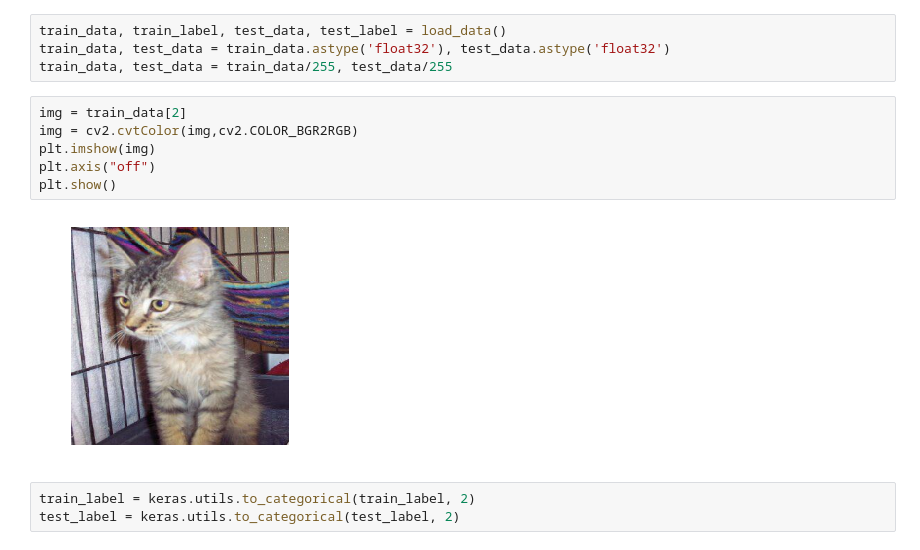
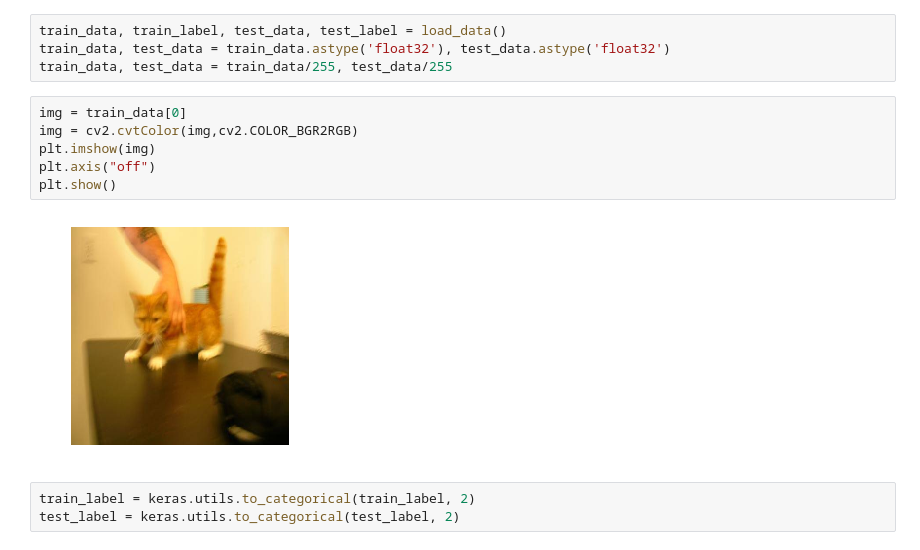
Before and after one commit to ShuaiGuo95/DeepLearning, a Jupyter notebook: dogs_vs_cats_CNN.ipynb, the cells around one changed output. Drawn from its saved outputs; the diff is of its cells as text.

```diff
--- a/dogs_vs_cats_CNN.ipynb
+++ b/dogs_vs_cats_CNN.ipynb
@@ -44,13 +46,13 @@ train_data, train_label, test_data, test_label = load_data()
 train_data, test_data = train_data.astype('float32'), test_data.astype('float32')
 train_data, test_data = train_data/255, test_data/255
 # %%
-img = train_data[2]
+img = train_data[0]
 img = cv2.cvtColor(img,cv2.COLOR_BGR2RGB)
 plt.imshow(img)
 plt.axis("off")
 plt.show()
 # %% [output]
-[figure, old version]
+[figure, new version]
 # %%
 train_label = keras.utils.to_categorical(train_label, 2)
 test_label = keras.utils.to_categorical(test_label, 2)
```
Also changed, not shown: parts of 5 cells of this notebook, 1 other file.
